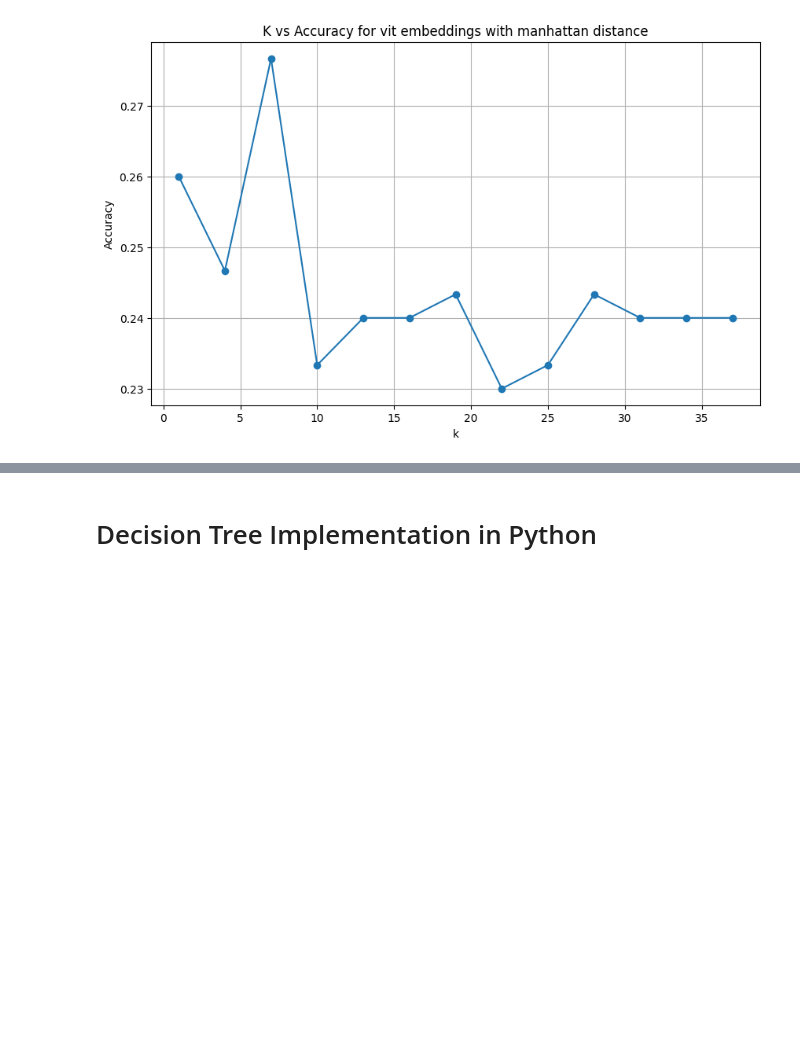
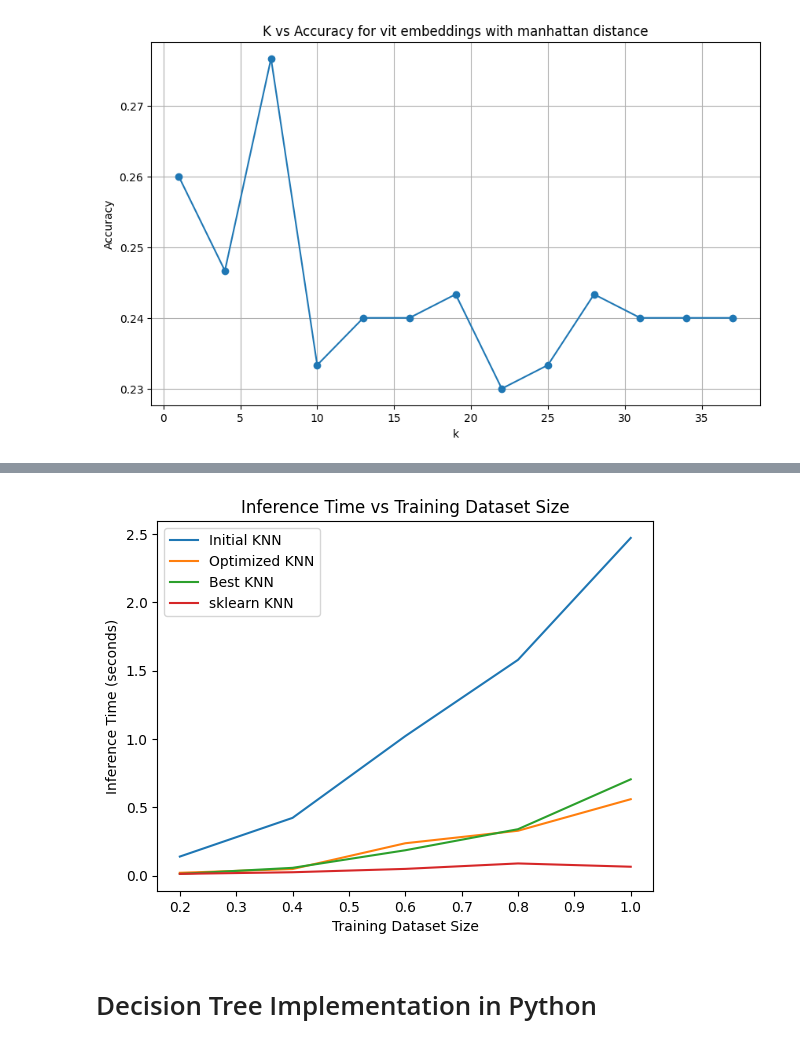
Before and after one commit to ROHIT32767/KNN-Decision-Trees, a Jupyter notebook: 1.ipynb, the cells around one changed output, grey strips where cells are left out. Cells and saved outputs as stored; diff of their text form; code cells hidden in the pictures; blank space fills up the shorter version.

```diff
--- a/1.ipynb
+++ b/1.ipynb
@@ -462,2 +497,51 @@ plt.show()
+# %%
+ratios = [0.2,0.4,0.6,0.8,1]
+sklearn_knn = KNeighborsClassifier(n_neighbors=3,metric='manhattan')
+models = [Initial_KNN_Object,Optimized_KNN_Object,Best_KNN_Object,sklearn_knn]
+model_names = ['Initial KNN', 'Optimized KNN', 'Best KNN', 'sklearn KNN']
+inference_times = {model: [] for model in models}
+size = data.shape[0]
+data_size = len(data)
+for ratio in ratios:
+    for model in models:
+        if model is sklearn_knn:
+            break
+        new_size = int(data_size*ratio)
+        # print(new_size)
+        new_data = np.array(data)[:new_size]
+        # model.set_ratio(ratio)
+        model.data_split(new_data)
+        model.train(model.encoder_type)
+        start_time = time.time()
+        model.predict(model.validate_embeddings)
+        end_time = time.time()
+        inference_times[model].append(end_time - start_time)
+
+sklearn_knn_inference_times = []
+for ratio in ratios:
+    Initial_KNN_Object.set_ratio(0.8)
+    new_size = int(data_size*ratio)
+    # print(new_size)
+    new_data = np.array(data)[:new_size]
+    Initial_KNN_Object.data_split(new_data)
+    Initial_KNN_Object.train(Initial_KNN_Object.encoder_type)
+    # print(len(Initial_KNN_Object.train_labels))
+    sklearn_knn.fit(Initial_KNN_Object.train_embeddings,Initial_KNN_Object.train_labels)
+    start_time = time.time()
+    # print(len(Initial_KNN_Object.validate_embeddings))
+    sklearn_knn.predict(Initial_KNN_Object.validate_embeddings)
+    end_time = time.time()
+    sklearn_knn_inference_times.append(end_time - start_time)
+
+inference_times[sklearn_knn] = sklearn_knn_inference_times
+for model, times in inference_times.items():
+    plt.plot(ratios, times, label=model_names[models.index(model)])
+plt.xlabel('Training Dataset Size')
+plt.ylabel('Inference Time (seconds)')
+plt.title('Inference Time vs Training Dataset Size')
+plt.legend()
+plt.show()
+# %% [output]
+[figure, added]
 # %% [markdown]
 #  Decision Tree Implementation in Python
```
Also changed, not shown: parts of 21 cells of this notebook.
